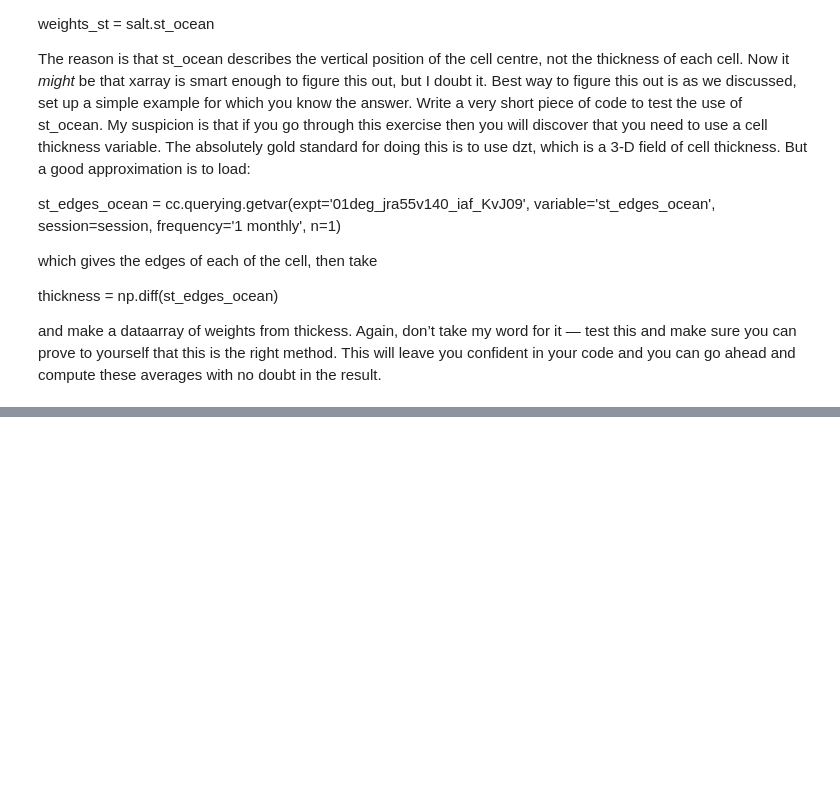
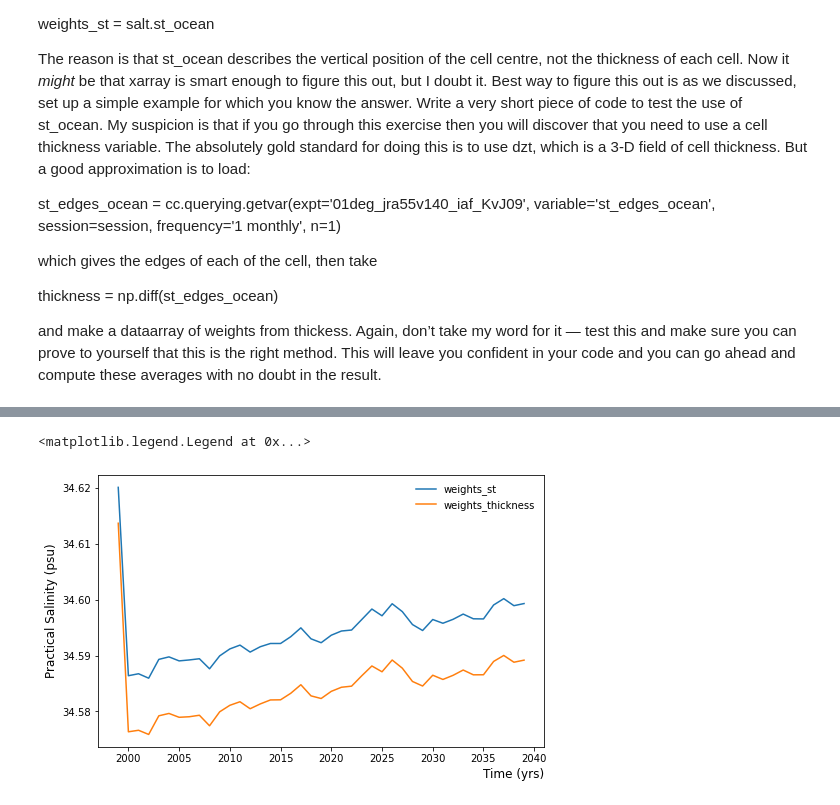
Before and after one commit to Renzo101/Research-Project, a Jupyter notebook: 03_Plotting Average S using 0.1 degree experiment practice for 40 yrs.ipynb, the cells around one changed output, grey strips where cells are left out. Cells and saved outputs as stored; diff of their text form; code cells hidden in the pictures; blank space fills up the shorter version.

```diff
--- a/03_Plotting Average S using 0.1 degree experiment practice for 40 yrs.ipynb
+++ b/03_Plotting Average S using 0.1 degree experiment practice for 40 yrs.ipynb
@@ -299,3 +327,6 @@ salt_thickness_shelf_Mertz = salt_thickness_shelf_Mertz_weighted.weighted(weight
+# %%
+salt_thickness_shelf_Ross_weighted = salt_shelf_Ross.weighted(thickness).mean('st_ocean')
+salt_thickness_shelf_Ross = salt_thickness_shelf_Ross_weighted.weighted(weights)
 # %%
-salt_thickness_shelf_Mertz_mean = salt_thickness_shelf_Mertz.mean(("xt_ocean","yt_ocean"))
-salt_thickness_shelf_Mertz_mean
+salt_thickness_shelf_Ross_mean = salt_thickness_shelf_Ross.mean(("xt_ocean","yt_ocean"))
+salt_thickness_shelf_Ross_mean
@@ -304,3 +346,3 @@ salt_st_shelf_Mertz_weighted
 # %%
-salt_st_shelf_Mertz_mean = salt_st_shelf_Mertz.mean(("xt_ocean","yt_ocean"))
-salt_st_shelf_Mertz_mean
+salt_st_shelf_Ross_mean = salt_st_shelf_Ross.mean(("xt_ocean","yt_ocean"))
+salt_st_shelf_Ross_mean
@@ -307,7 +362,10 @@ salt_st_shelf_Mertz_mean
 # %%
 fig = plt.figure(figsize=(8, 5))
-salt_st_shelf_Mertz.mean(("xt_ocean","yt_ocean")).plot(label='weights_st')
-salt_thickness_shelf_Mertz.mean(("xt_ocean","yt_ocean")).plot(label='weights_thickness')
+salt_st_shelf_Ross_mean.plot(label='weights_st')
+salt_thickness_shelf_Ross_mean.plot(label='weights_thickness')
 plt.xlabel('Time (yrs)', fontsize=12, loc='right')
 plt.ylabel('Practical Salinity (psu)', fontsize=12)
 plt.legend(loc='upper right', frameon=False, fontsize=10)
+# %% [output]
+<matplotlib.legend.Legend at 0x...>
+[figure, added]
```
Also changed, not shown: parts of 25 cells of this notebook, 1 other file.
